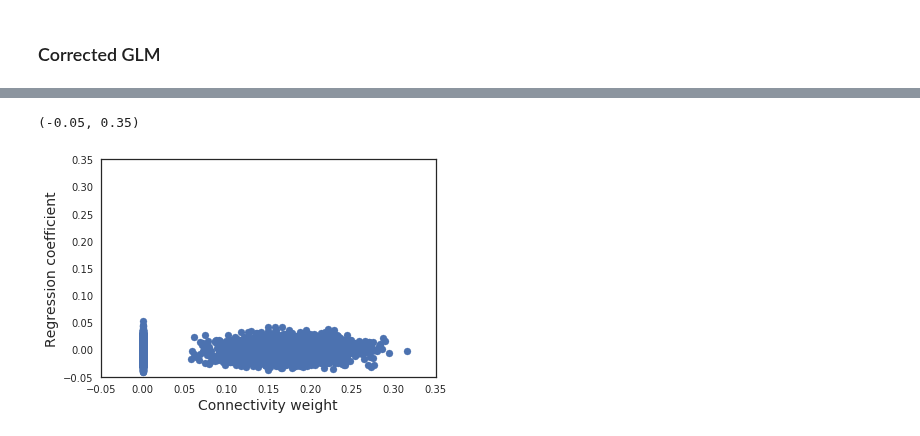
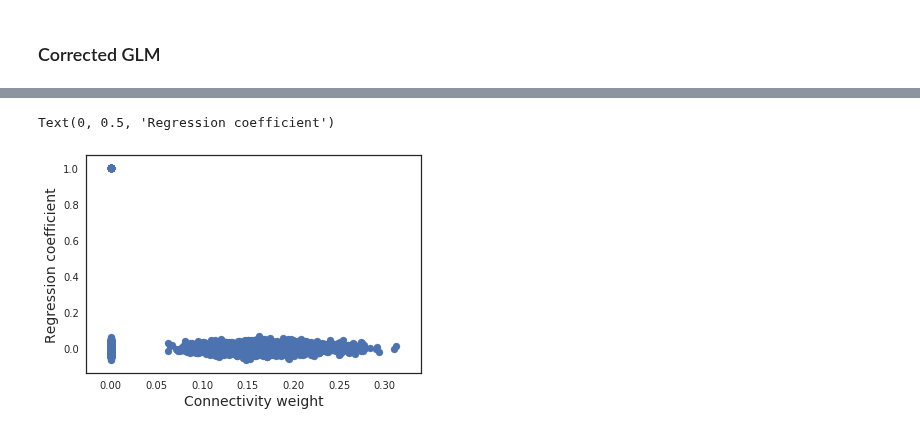
Before and after one commit to zenkavi/DevStudy_FmriNbs, a Jupyter notebook: notebooks/informationtransfermapping/TheoreticalResults/zenkavi_simulation_sandbox.ipynb, the cells around one changed output, grey strips where cells are left out. Cells and saved outputs as stored; diff of their text form; code cells hidden in the pictures.

```diff
--- a/notebooks/informationtransfermapping/TheoreticalResults/zenkavi_simulation_sandbox.ipynb
+++ b/notebooks/informationtransfermapping/TheoreticalResults/zenkavi_simulation_sandbox.ipynb
@@ -536,8 +530,0 @@ MA correction isn't as good as AR(1) correction.
-# %%
-taskdata_short_ma = copy.copy(taskdata[1][:,:10000])
-ma1 = np.zeros(nregions)
-for region in range(nregions):
-    mod1 = ARMA(taskdata_short_ma[region,:], order=(0,1))
-    res1 = mod1.fit()
-    ma1[region] = res1.params[1]
-    taskdata_short_ma[region,:] = res1.resid
@@ -634,9 +564,9 @@ scatter_two_vars(range(nregions), beta_weight_cor)
 other_nodes_betas_full = np.zeros((nregions,nregions))
 other_nodes_betas_full_pw = np.zeros((nregions,nregions))
 for i in range(nregions):
-    #add 0's to diagonal
-    other_nodes_betas_full[i] = np.insert(other_nodes_betas_cr[i],i,0)
-    other_nodes_betas_full_pw[i] = np.insert(other_nodes_betas_cr_pw[i],i,0)
+    #add 1's to diagonal for self-connection
+    other_nodes_betas_full[i] = np.insert(other_nodes_betas_cr[i],i,1)
+    other_nodes_betas_full_pw[i] = np.insert(other_nodes_betas_cr_pw[i],i,1)
 # %%
 plt.figure()
 #plt.imshow(other_nodes_betas1_full, origin='lower')
@@ -790,10 +718,12 @@ for region in range(0,nregions):
     ## Activity from current node
     cur_node = taskdata_short_noac[region,:].T
     cur_node = cur_node.reshape(-1,1)
+    cur_node = np.apply_along_axis(phi, 0, cur_node)
     ## Activity of all other regions (put through the transformation function?)
     drop_region = [region]
     other_nodes = np.delete(taskdata_short_noac, drop_region, axis=0)
     other_nodes = other_nodes.T
+    other_nodes = np.apply_along_axis(phi, 0, other_nodes)
 
     X = np.concatenate((X, cur_node), 1)
     X = np.concatenate((X, other_nodes), 1)
@@ -890,8 +820,8 @@ other_nodes_betas_full_noac = np.zeros((nregions,nregions))
 other_nodes_betas_full_pw_noac = np.zeros((nregions,nregions))
 for i in range(nregions):
     #add 0's to diagonal
-    other_nodes_betas_full_noac[i] = np.insert(other_nodes_betas_cr_noac[i],i,0)
-    other_nodes_betas_full_pw_noac[i] = np.insert(other_nodes_betas_cr_pw_noac[i],i,0)
+    other_nodes_betas_full_noac[i] = np.insert(other_nodes_betas_cr_noac[i],i,1)
+    other_nodes_betas_full_pw_noac[i] = np.insert(other_nodes_betas_cr_pw_noac[i],i,1)
 # %%
 plt.figure()
 #plt.imshow(other_nodes_betas1_full, origin='lower')
@@ -911,9 +839,9 @@ array([[ 1.        , -0.00336545],
 # %%
 plt.scatter(G.flatten(),other_nodes_betas_full_noac.flatten())
 plt.xlabel('Connectivity weight',fontsize=14)
 plt.ylabel('Regression coefficient',fontsize=14)
-plt.xlim(-0.05, 0.35)
-plt.ylim(-0.05, 0.35)
+#plt.xlim(-0.05, 0.35)
+#plt.ylim(-0.05, 0.35)
 # %% [output]
-(-0.05, 0.35)
+Text(0, 0.5, 'Regression coefficient')
-[figure, old version]
+[figure, new version]
```
Also changed, not shown: parts of 22 cells of this notebook, 1 other file.
